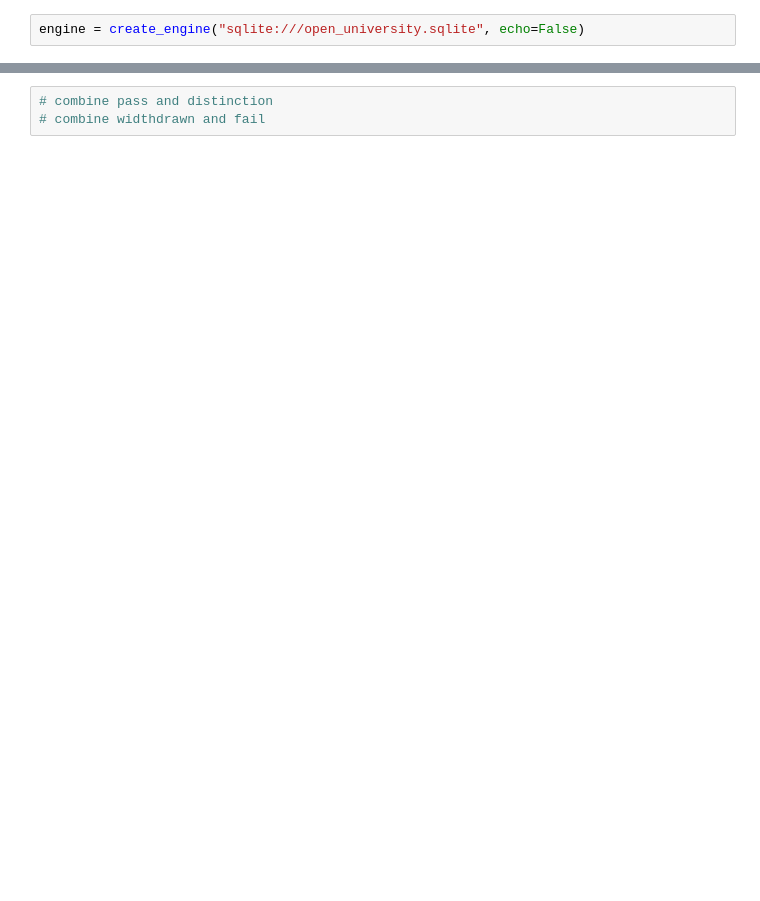
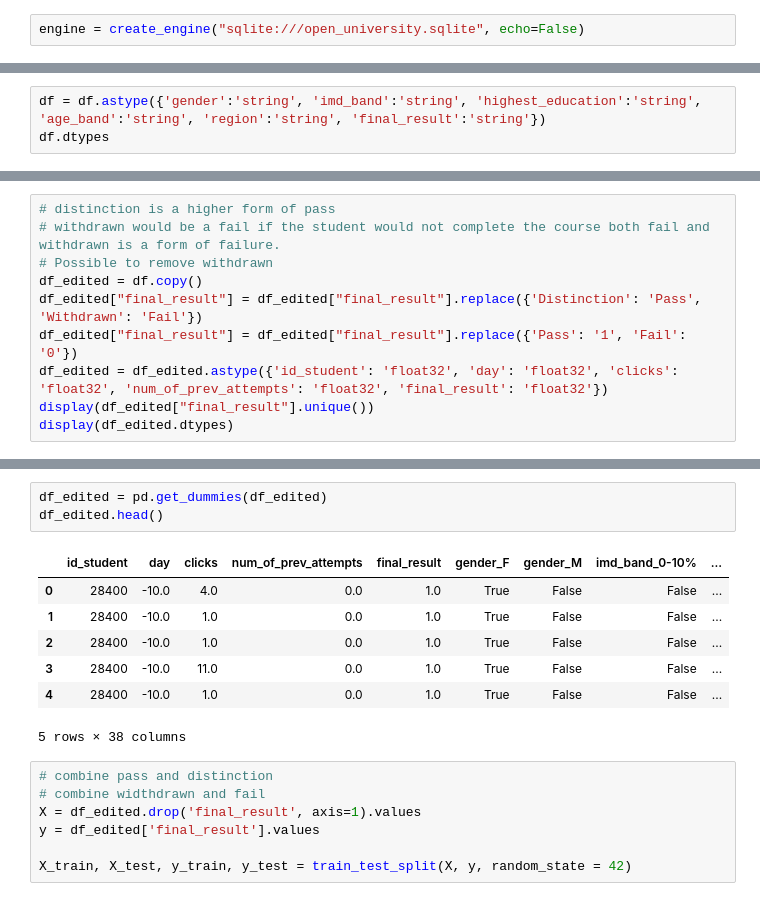
Before and after one commit to horsewell/project4, a Jupyter notebook: student_interaction.ipynb, the cells around one changed output, grey strips where cells are left out. Drawn from its saved outputs; the diff is of its cells as text; blank space fills up the shorter version.

```diff
--- a/student_interaction.ipynb
+++ b/student_interaction.ipynb
@@ -112,0 +50,3 @@ array(['Pass', 'Withdrawn', 'Fail', 'Distinction'], dtype=object)
+# %%
+df = df.astype({'gender':'string', 'imd_band':'string', 'highest_education':'string', 'age_band':'string', 'region':'string', 'final_result':'string'})
+df.dtypes
@@ -112,0 +146,10 @@ array(['Pass', 'Withdrawn', 'Fail', 'Distinction'], dtype=object)
+# %%
+# distinction is a higher form of pass
+# withdrawn would be a fail if the student would not complete the course both fail and withdrawn is a form of failure.
+# Possible to remove withdrawn
+df_edited = df.copy()
+df_edited["final_result"] = df_edited["final_result"].replace({'Distinction': 'Pass', 'Withdrawn': 'Fail'})
+df_edited["final_result"] = df_edited["final_result"].replace({'Pass': '1', 'Fail': '0'})
+df_edited = df_edited.astype({'id_student': 'float32', 'day': 'float32', 'clicks': 'float32', 'num_of_prev_attempts': 'float32', 'final_result': 'float32'})
+display(df_edited["final_result"].unique())
+display(df_edited.dtypes)
@@ -113,3 +169,18 @@ array(['Pass', 'Withdrawn', 'Fail', 'Distinction'], dtype=object)
+# %%
+df_edited = pd.get_dummies(df_edited)
+df_edited.head()
+# %% [output]
+|  | id_student | day | clicks | num_of_prev_attempts | final_result | gender_F | gender_M | imd_band_0-10% | ... |
+| 0 | 28400 | -10.0 | 4.0 | 0.0 | 1.0 | True | False | False | ... |
+| 1 | 28400 | -10.0 | 1.0 | 0.0 | 1.0 | True | False | False | ... |
+| 2 | 28400 | -10.0 | 1.0 | 0.0 | 1.0 | True | False | False | ... |
+| 3 | 28400 | -10.0 | 11.0 | 0.0 | 1.0 | True | False | False | ... |
+| 4 | 28400 | -10.0 | 1.0 | 0.0 | 1.0 | True | False | False | ... |
+5 rows × 38 columns
 # %%
 # combine pass and distinction
 # combine widthdrawn and fail
+X = df_edited.drop('final_result', axis=1).values
+y = df_edited['final_result'].values
+
+X_train, X_test, y_train, y_test = train_test_split(X, y, random_state = 42)
```
Also changed, not shown: parts of 13 cells of this notebook, 4 other files.
